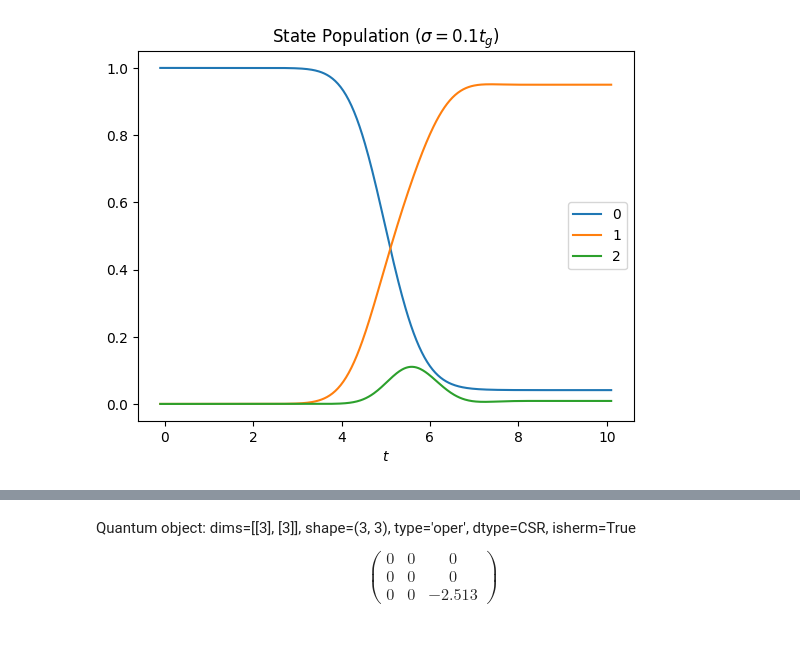
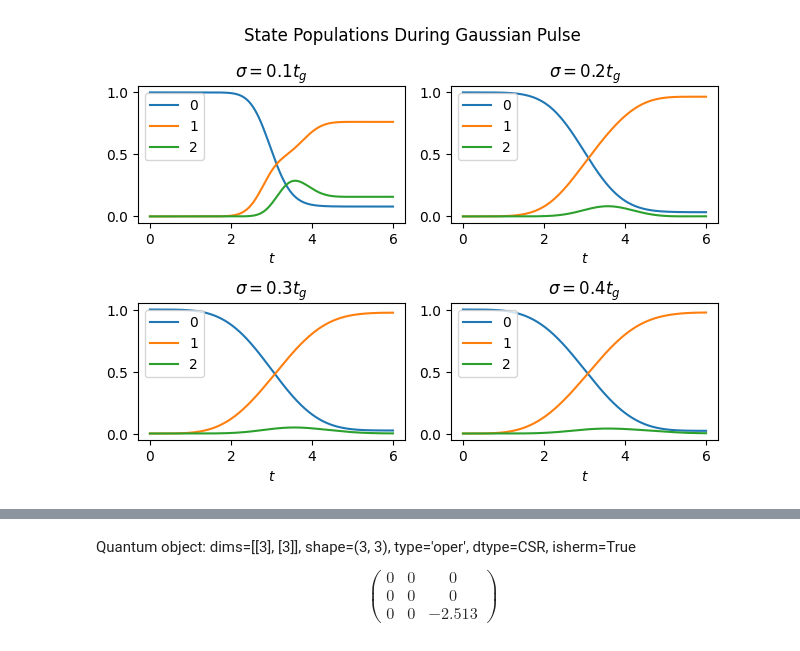
Before and after one commit to NickyNASA/PHYS-779-Project, a Jupyter notebook: src/Gate Error.ipynb, the cells around one changed output, grey strips where cells are left out. Drawn from its saved outputs; the diff is of its cells as text; code cells hidden in the pictures.

Commit message:
Made final figures for rough draft & cleaned up fft logic

```diff
--- a/src/Gate Error.ipynb
+++ b/src/Gate Error.ipynb
@@ -95,74 +115,29 @@ Leakage = 0.0075
 # %%
-import scipy.fft as fft
+def simulate_H(H_func, fI, fQ, psi0, t_arr):
+    H = qt.QobjEvo(H_func, args={'fI': fI, 'fQ': fQ})
+    result = qt.sesolve(H, psi0=psi0, tlist=t_arr, e_ops=[qt.projection(d,i,i) for i in range(d)], options={'store_final_state': True})
+    return result
 
-sigma_array = np.linspace(0.1, 0.5, 4) * tg
+sigma_array = np.linspace(0.1, 0.4, 4) * tg
+leakage_array = np.zeros([len(sigma_array)])
 psi0 = qt.basis(d, 0)
 
-#f_array = np.linspace(-5, 5, N_t)
-#omega_array = 2*pi*f_array
+A = pi
+f_lim = 2 # GHz
 
-# sigma doesnt matter for energy levels
-H_R_gaussian = qt.QobjEvo(H_R_func, args={'fI': lambda t: 0, 'fQ': lambda t: 0})
-f_bad = np.abs(H_R_gaussian(0)[2,2]) / (2*pi)
-print(f"Avoid frequency {f_bad:.4f}")
-
-leakage_array = np.zeros([len(sigma_array)])
-fourier_strength_array = np.zeros_like(leakage_array)
-
+fig1, axs1 = plt.subplots(2, 2)
 for i, sigma in enumerate(sigma_array):
-    # gaussian_array = pi*fI_gaussian(t_array, tg, sigma)
-    # y_dft = fft.fftshift(fft.fft(fft.ifftshift(gaussian_array))) * dt
-    # freqs = fft.fftshift(fft.fftfreq(N_t, dt))
-
-    #f0 = (N_t-1)/2 / (N_t*dt)
-    #f_array = np.linspace(-f0, f0, N_t)
-    f_array = np.linspace(-5, 5, N_t)
-    omega_array = 2*pi*f_array
-
-    B = np.exp(-(tg**2) / (8*sigma**2))
-    c1 = 1 / (sqrt(2*pi)*sigma*math.erf(tg / (sqrt(8)*sigma)) - tg*B)
-    z = (tg/2 + 1j*sigma**2*omega_array) / (sqrt(2)*sigma)
-    x_gauss = sqrt(2*pi)*sigma * np.exp(-(sigma*omega_array)**2 / 2) * sp.special.erf(z).real
-    x_shift = B * tg * np.sinc((omega_array/(2*pi))*tg)
-    fourier_array = pi * c1 * (x_gauss - x_shift)
-
-    """
-    # Plot error between DFT and analytical
-    plt.plot(freqs, np.real(y_dft))
-    plt.plot(freqs, fourier_array)
-    plt.legend(["DFT", "Analytic"])
-    plt.show()
-
-    plt.plot(freqs, (np.real(y_dft) - fourier_array) / np.real(y_dft))
-    plt.title("% Error")
-    plt.show()
-    """
-
-
-    i_bad_approx = np.argmin(np.abs(f_array - f_bad))
-    # plt.semilogy(f_array, fourier_array)
-    # plt.axvline(f_array[i_bad_approx], color='k', linestyle='--')
-    # plt.show()
-    fourier_strength_array[i] = np.abs(fourier_array[i_bad_approx])
-
-    H_R_gaussian = qt.QobjEvo(H_R_func, args={'fI': lambda t: pi*fI_gaussian(t, tg, sigma), 'fQ': lambda t: 0})
-    result = qt.sesolve(H_R_gaussian, psi0=psi0, tlist=t_array, e_ops=[qt.projection(d,i,i) for i in range(d)], options={'store_final_state': True})
+    result = simulate_H(H_R_func, fI=lambda t: A*fI_gaussian(t, tg, sigma), fQ=lambda t: 0, psi0=psi0, t_arr=t_array)
     leakage_array[i] = L(result.final_state)
 
+    ax = axs1[i//2, i%2]
     for j in range(d):
-        plt.plot(t_array, result.e_data[j])
-    plt.xlabel("$t$")
-    plt.legend(list(range(d)))
-    plt.title(fr"State Population $(\sigma={sigma/tg:.3f}t_g)$")
-    plt.show()
+        ax.plot(t_array, result.e_data[j])
+    ax.set_xlabel("$t$")
+    ax.legend(list(range(d)), loc='upper left')
+    ax.set_title(fr"$\sigma={sigma/tg:.1f}t_g$")
 
-print(fourier_strength_array)
-
-plt.semilogy(sigma_array/tg, leakage_array)
-plt.semilogy(sigma_array/tg, 10*np.exp(3*np.log(fourier_strength_array)))
-plt.xlabel(r"$\frac{\sigma}{t_g}$")
-plt.ylabel("Leakage")
-plt.legend(["Numerical", "Analytic?"])
-plt.title(fr"Plain Gaussian Leakage $(t_g={tg})$")
-plt.show()
+fig1.suptitle("State Populations During Gaussian Pulse")
+fig1.tight_layout(pad=1)
+fig1.savefig("State Populations During Gaussian.png")
 # %% [output]
@@ -170 +144 @@ Avoid frequency 0.4000
-[figure, old version]
+[figure, new version]
```
Also changed, not shown: parts of 4 cells of this notebook, 2 other files.
